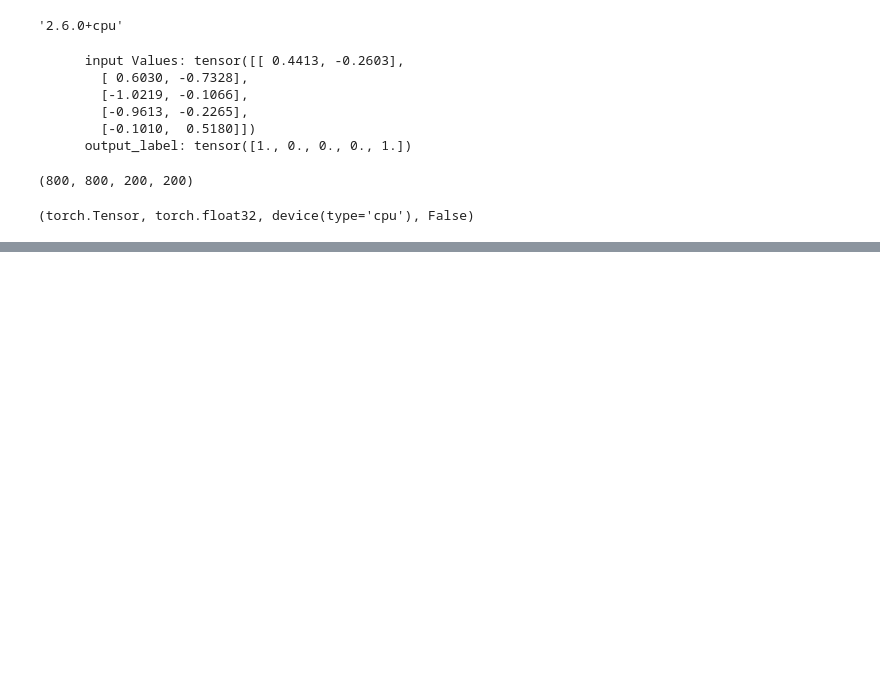
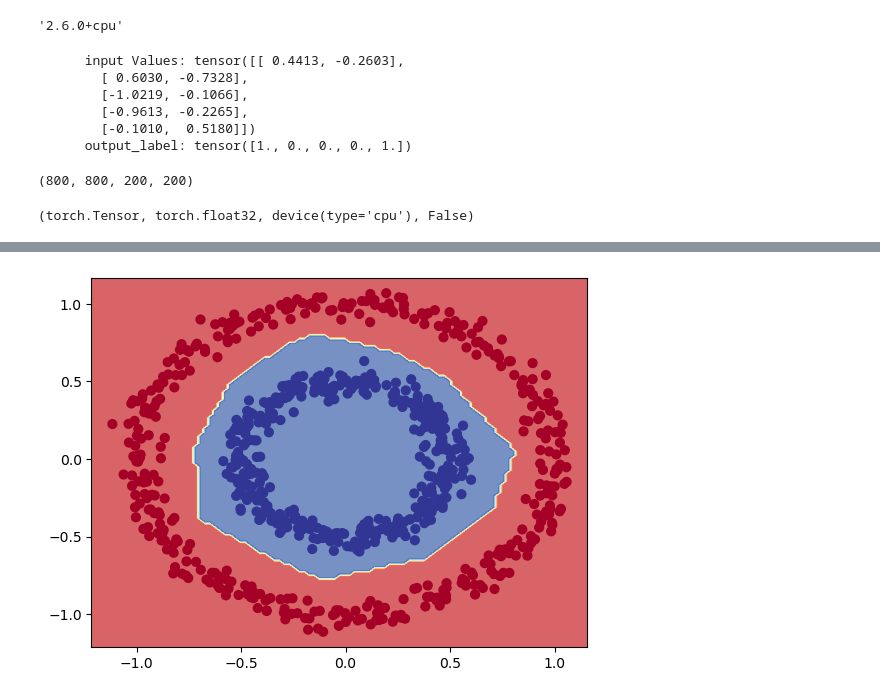
Before and after one commit to azhermurad/PyTorch-For-Deep-Learning, a Jupyter notebook: 3.Neural Network Classification /neural_network_classifcation.ipynb, the cells around one changed output, grey strips where cells are left out. Drawn from its saved outputs; the diff is of its cells as text; code cells hidden in the pictures; blank space fills up the shorter version.

```diff
--- a/3.Neural Network Classification /neural_network_classifcation.ipynb
+++ b/3.Neural Network Classification /neural_network_classifcation.ipynb
@@ -189,0 +268,42 @@ tensor([[0.6146],
+# %%
+# loss and optimizer for the classification problem
+loss_fn = torch.nn.BCEWithLogitsLoss()
+optimizer = torch.optim.SGD(model2.parameters(),lr=0.1)
+# %%
+# training and testing loop
+torch.manual_seed(42)
+epochs = 1000
+
+for epoch in range(epochs):
+    model2.train()
+
+    # forward pass
+    y_logits = model2(X_train).squeeze() # this are the logits without pass it from the activation function we have used the BCEWithLogits
+    y_pred = torch.round(torch.sigmoid(y_logits))
+
+    # 2. calculate the loss and Accuracy of the model
+    loss = loss_fn(y_logits,y_train) # we are using BCEWithLogitsLoss expects raw logits as input
+
+    acc = accuracy(y_pred , y_train)
+
+
+    # backpropagation
+    loss.backward()
+    optimizer.step()
+    optimizer.zero_grad()
+
+
+    # testing loop
+
+    model2.eval()
+    with torch.inference_mode():
+        y_test_logits = model2(X_test).squeeze()
+
+        test_loss = loss_fn(y_test_logits,y_test)
+        y_test_pred = torch.round(torch.sigmoid(y_test_logits))
+
+        test_acc = accuracy(y_test_pred , y_test)
+
+
+    if epoch % 100 == 0:
+            print(f"Epoch: {epoch} Loss: {loss:.5f} accuracy: {acc:.2f} |  Test loss: {test_loss:.5f} Test Accuracy: {test_acc:.2f} ")
@@ -189,0 +321,4 @@ tensor([[0.6146],
+# %%
+plot_decision_boundary(model2,X_train,y_train)
+# %% [output]
+[figure, added]
```
Also changed, not shown: parts of 21 cells of this notebook, 2 other files.
